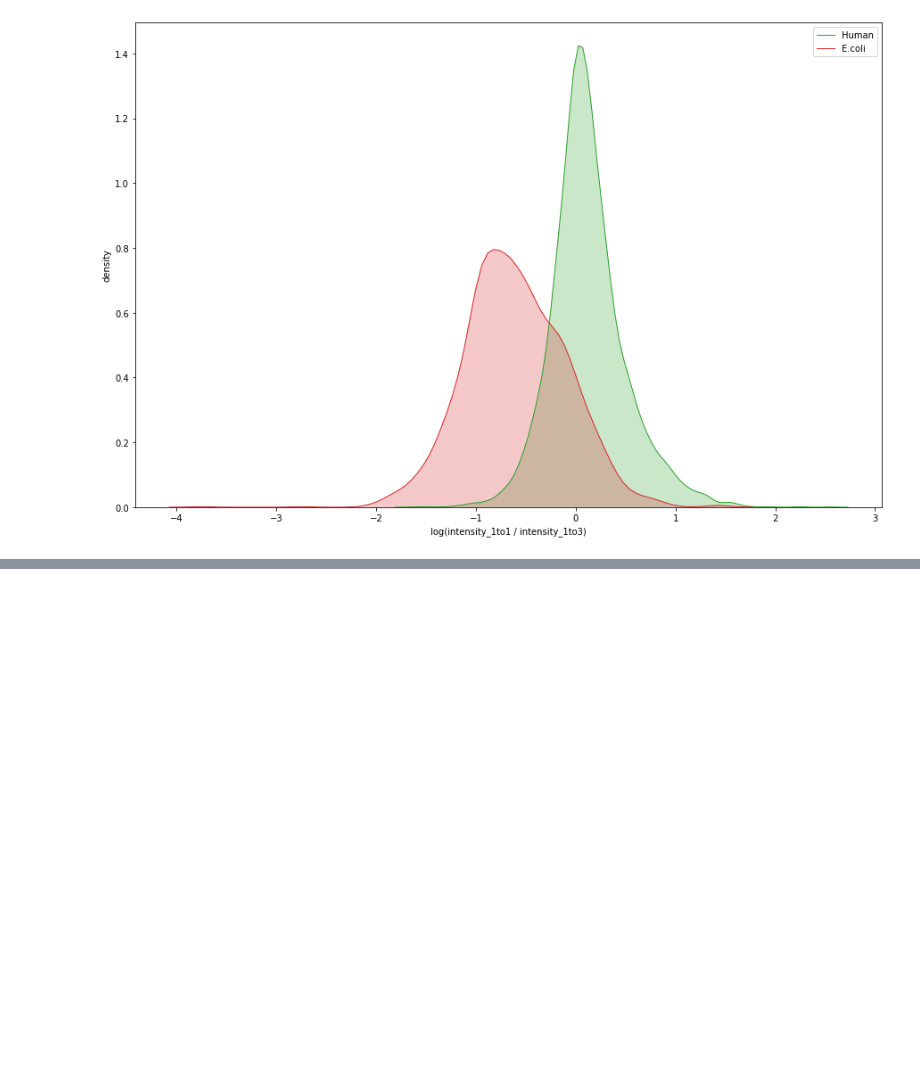
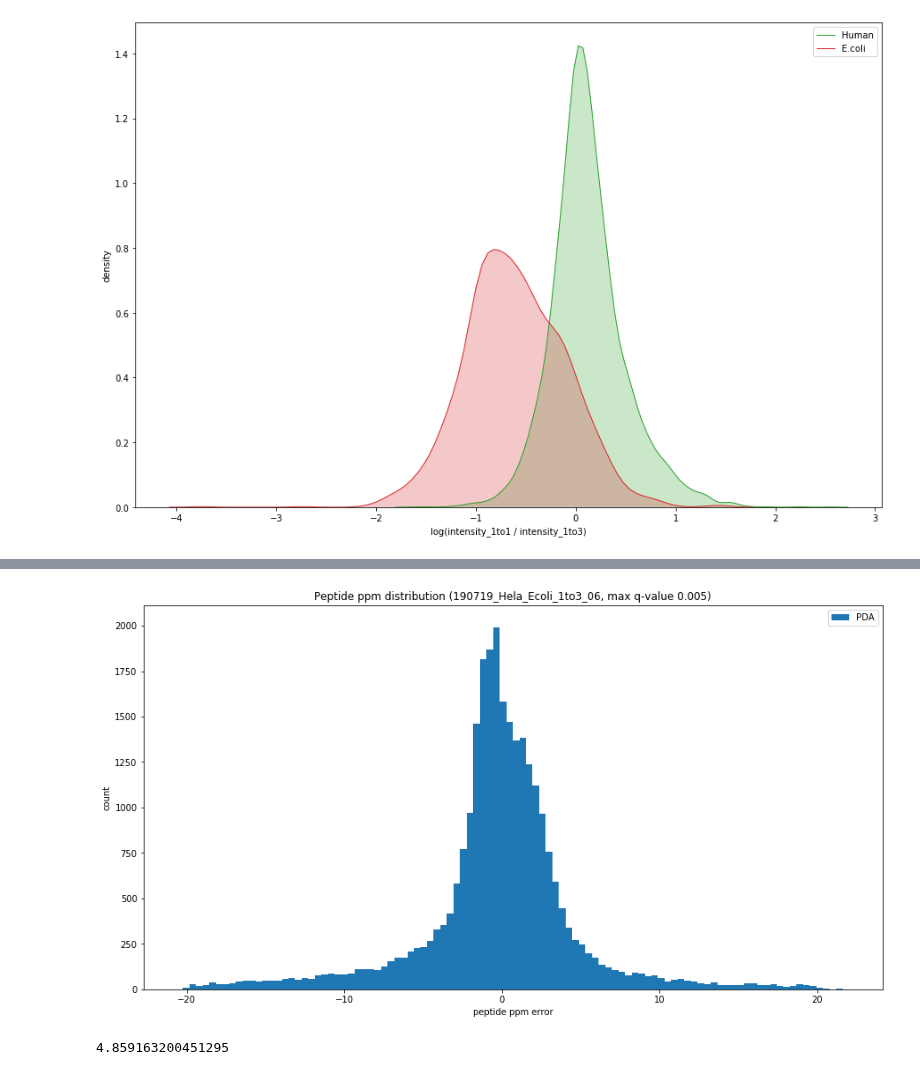
Before and after one commit to WEHI-Proteomics/tfde, a Jupyter notebook: notebooks/analyse percolator output.ipynb, the cells around one changed output, grey strips where cells are left out. Drawn from its saved outputs; the diff is of its cells as text; code cells hidden in the pictures; blank space fills up the shorter version.

```diff
--- a/notebooks/analyse percolator output.ipynb
+++ b/notebooks/analyse percolator output.ipynb
@@ -179,0 +166,5 @@ _ = ax.set(xlabel='log(intensity_1to1 / intensity_1to3)', ylabel='density')
+# %%
+percolator_df = percolator_df[percolator_df['peptide mass'] > 0]
+# %%
+PROTON_MASS = 1.007276
+ADD_C_CYSTEINE_DA = 57.021464
@@ -179,0 +173,6 @@ _ = ax.set(xlabel='log(intensity_1to1 / intensity_1to3)', ylabel='density')
+# %%
+percolator_df['monoisotopic_mass'] = (percolator_df.monoisotopic_mz * percolator_df.charge_y) - (PROTON_MASS * percolator_df.charge_y)
+percolator_df['peptide_mass_mod'] = percolator_df['peptide mass'] + (percolator_df.sequence.str.count('C') * ADD_C_CYSTEINE_DA)
+percolator_df['mass_accuracy_ppm'] = (percolator_df['monoisotopic_mass'] - percolator_df['peptide_mass_mod']) / percolator_df['peptide mass'] * 10**6
+percolator_df['mass_error'] = percolator_df['monoisotopic_mass'] - percolator_df['peptide_mass_mod']
+subset_df = percolator_df[['peptide mass','peptide_mass_mod','monoisotopic_mass','mass_error','mass_accuracy_ppm','sequence']]
@@ -179,0 +188,3 @@ _ = ax.set(xlabel='log(intensity_1to1 / intensity_1to3)', ylabel='density')
+# %%
+file_idx_to_plot = 0
+percolator_file_subset_df = percolator_df[percolator_df.file_idx == file_idx_to_plot].copy()
@@ -179,0 +212,21 @@ _ = ax.set(xlabel='log(intensity_1to1 / intensity_1to3)', ylabel='density')
+# %%
+f, ax1 = plt.subplots()
+f.set_figheight(8)
+f.set_figwidth(15)
+
+plt.margins(0.06)
+plt.title('Peptide ppm distribution ({}, max q-value {})'.format(mapping[file_idx_to_plot][1], MAXIMUM_Q_VALUE))
+
+bins = 100
+hist, bins, _ = plt.hist(percolator_file_subset_df.mass_accuracy_ppm, bins=bins, label='PDA')
+plt.legend(loc='best')
+plt.xlabel('peptide ppm error')
+plt.ylabel('count')
+
+plt.show()
+# %% [output]
+[figure, added]
+# %%
+np.std(percolator_file_subset_df.mass_accuracy_ppm.to_numpy())
+# %% [output]
+4.859163200451295
```
Also changed, not shown: parts of 57 cells of this notebook.
